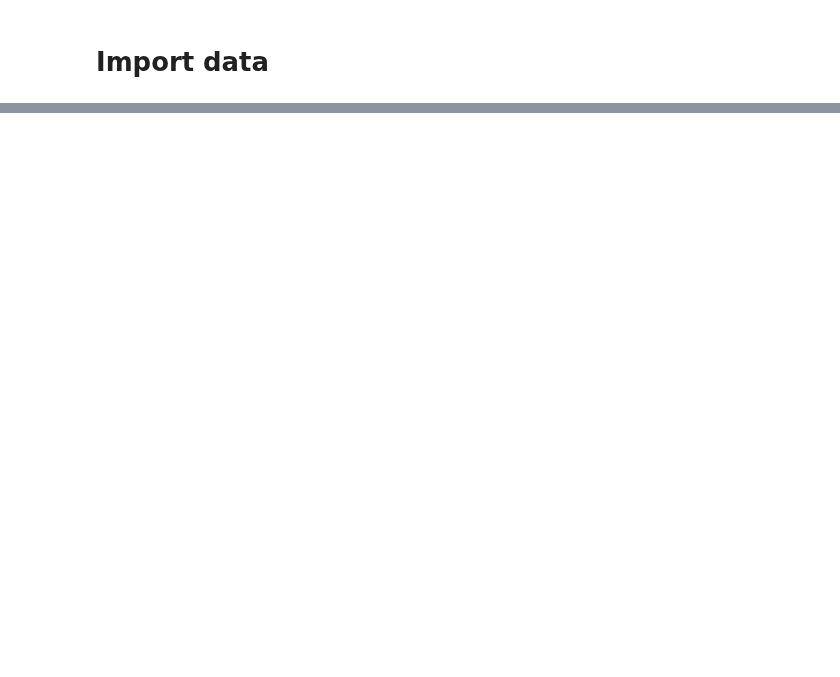
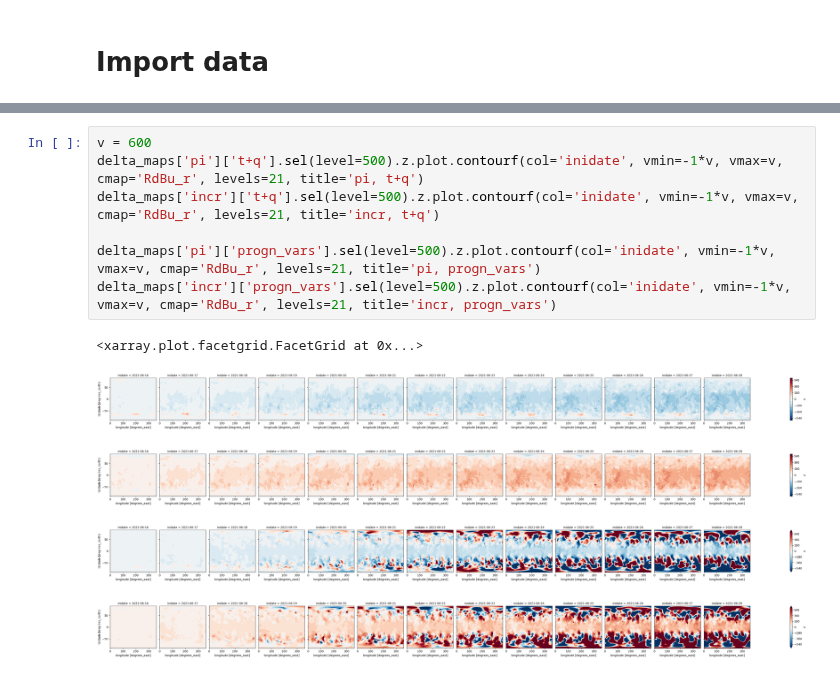
Before and after one commit to shirin-ermis/ATMICP, a Jupyter notebook: notebooks/03_event_dynamics.ipynb, the cells around one changed output, grey strips where cells are left out. Drawn from its saved outputs; the diff is of its cells as text; blank space fills up the shorter version.

```diff
--- a/notebooks/03_event_dynamics.ipynb
+++ b/notebooks/03_event_dynamics.ipynb
@@ -24,0 +113,13 @@ AttributeError: 'NoneType' object has no attribute 'expand_dims'
+# %%
+v = 600
+delta_maps['pi']['t+q'].sel(level=500).z.plot.contourf(col='inidate', vmin=-1*v, vmax=v, cmap='RdBu_r', levels=21, title='pi, t+q')
+delta_maps['incr']['t+q'].sel(level=500).z.plot.contourf(col='inidate', vmin=-1*v, vmax=v, cmap='RdBu_r', levels=21, title='incr, t+q')
+
+delta_maps['pi']['progn_vars'].sel(level=500).z.plot.contourf(col='inidate', vmin=-1*v, vmax=v, cmap='RdBu_r', levels=21, title='pi, progn_vars')
+delta_maps['incr']['progn_vars'].sel(level=500).z.plot.contourf(col='inidate', vmin=-1*v, vmax=v, cmap='RdBu_r', levels=21, title='incr, progn_vars')
+# %% [output]
+<xarray.plot.facetgrid.FacetGrid at 0x...>
+[figure, added]
+[figure, added]
+[figure, added]
+[figure, added]
```
Also changed, not shown: parts of 7 cells of this notebook, 1 other file.
